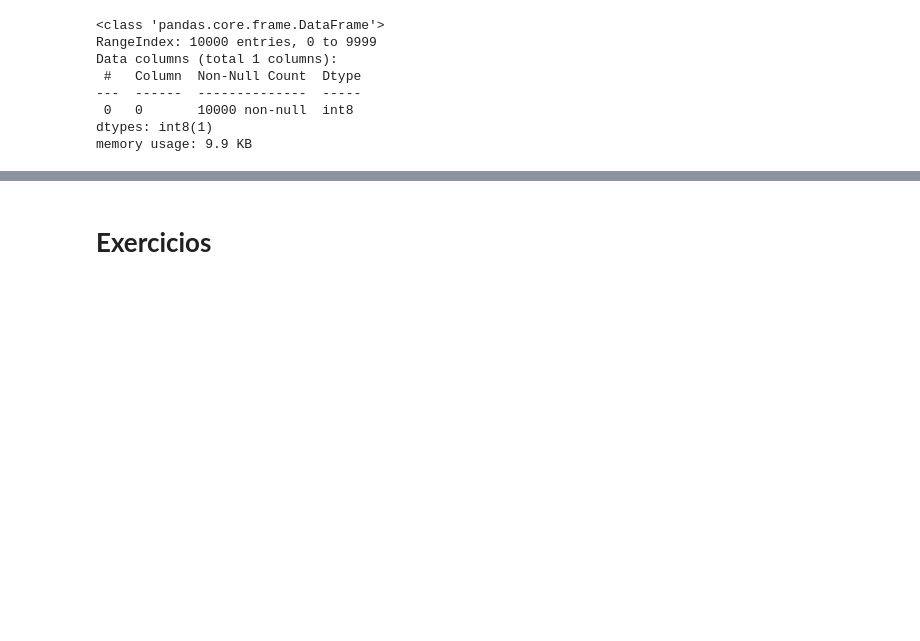
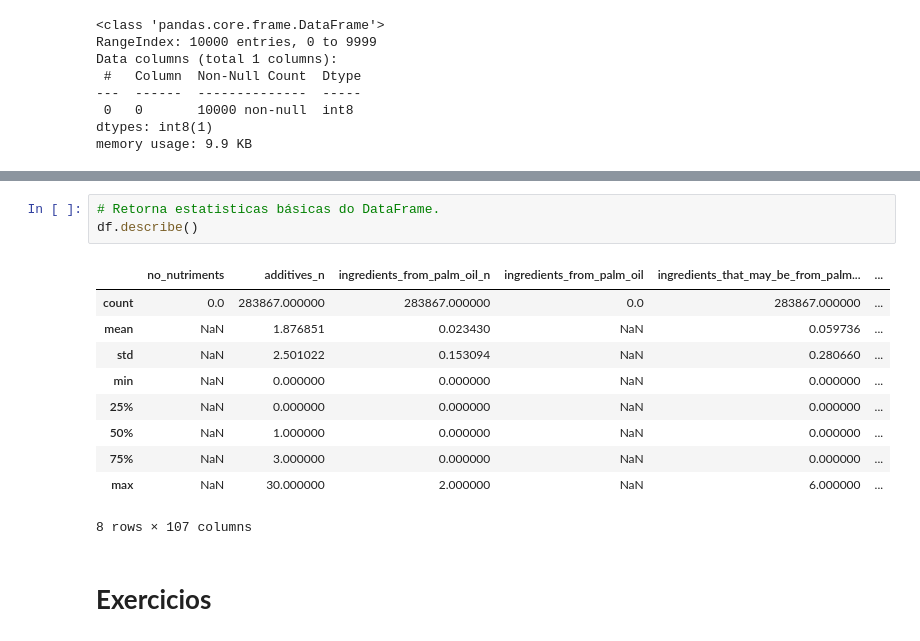
Before and after one commit to rocabrera/curso_ml, a Jupyter notebook: semana_1/intro_pandas_gabarito.ipynb, the cells around one changed output, grey strips where cells are left out. Cells and saved outputs as stored; diff of their text form; blank space fills up the shorter version.

```diff
--- a/semana_1/intro_pandas_gabarito.ipynb
+++ b/semana_1/intro_pandas_gabarito.ipynb
@@ -220,3 +251,17 @@ Está dizendo aqui que o minimo é -128??? mas como assim oq aconteceu??? Vamos
+# %%
+# Retorna estatisticas básicas do DataFrame.
+df.describe()
+# %% [output]
+|  | no_nutriments | additives_n | ingredients_from_palm_oil_n | ingredients_from_palm_oil | ingredients_that_may_be_from_palm... | ... |
+| count | 0.0 | 283867.000000 | 283867.000000 | 0.0 | 283867.000000 | ... |
+| mean | NaN | 1.876851 | 0.023430 | NaN | 0.059736 | ... |
+| std | NaN | 2.501022 | 0.153094 | NaN | 0.280660 | ... |
+| min | NaN | 0.000000 | 0.000000 | NaN | 0.000000 | ... |
+| 25% | NaN | 0.000000 | 0.000000 | NaN | 0.000000 | ... |
+| 50% | NaN | 1.000000 | 0.000000 | NaN | 0.000000 | ... |
+| 75% | NaN | 3.000000 | 0.000000 | NaN | 0.000000 | ... |
+| max | NaN | 30.000000 | 2.000000 | NaN | 6.000000 | ... |
+8 rows × 107 columns
 # %% [markdown]
 # **Exercicios**
 # %% [markdown]
```
Also changed, not shown: parts of 38 cells of this notebook, 1 other file.
